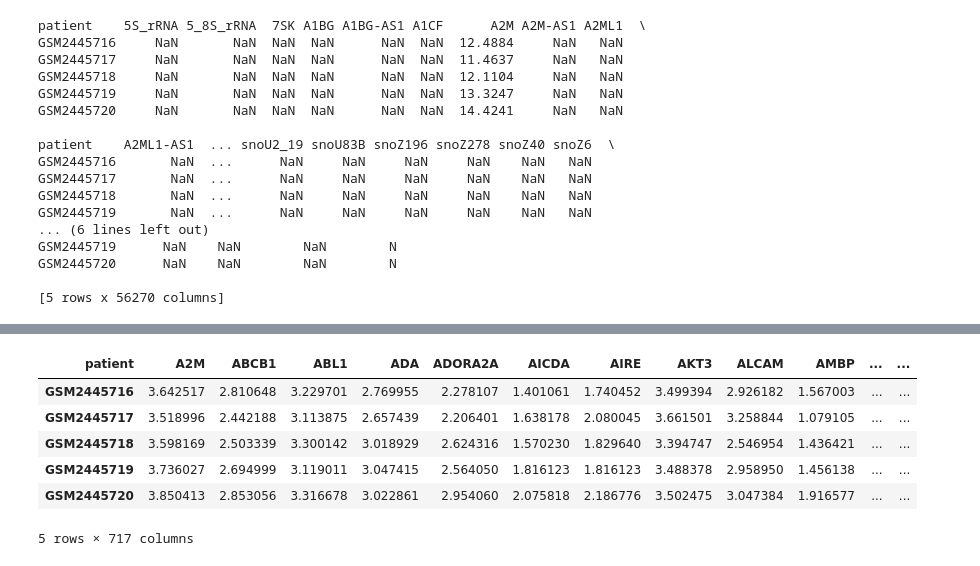
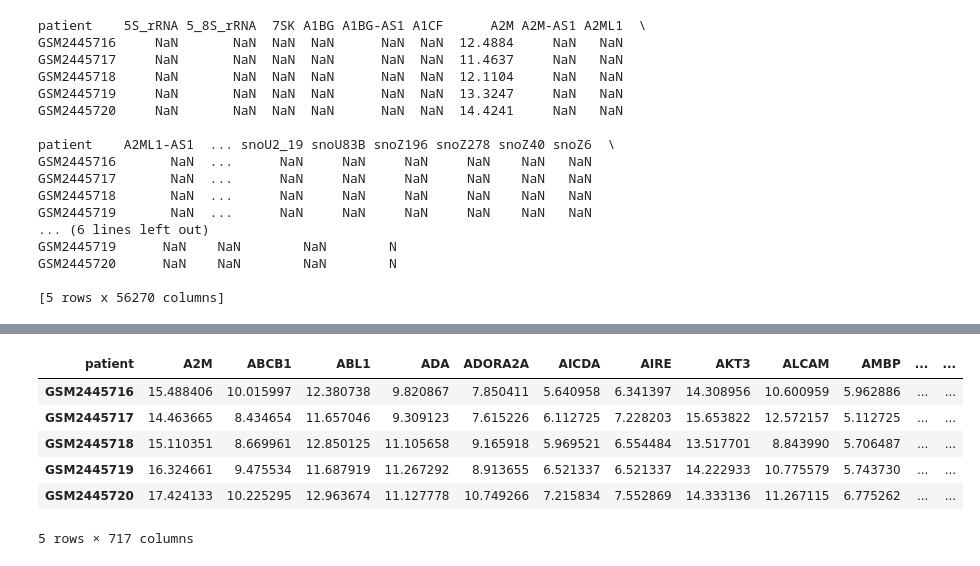
Before and after one commit to evzhng/LMP1210_2024, a Jupyter notebook: scripts/preprocess.ipynb, the cells around one changed output, grey strips where cells are left out. Cells and saved outputs as stored; diff of their text form; code cells hidden in the pictures.

Commit message:
excluding GSE931 samples from log transformation

```diff
--- a/scripts/preprocess.ipynb
+++ b/scripts/preprocess.ipynb
@@ -65,16 +73,33 @@ clean_data.head()
-# %%
-# log2 transformation
-
-log2_data = clean_data.applymap(lambda x: np.log2(x) if isinstance(x, (int, float)) and x > 0 else x)
-log2_data.head()
-# %% [output]
-| patient | A2M | ABCB1 | ABL1 | ADA | ADORA2A | AICDA | AIRE | AKT3 | ALCAM | AMBP | ... | ... |
-| GSM2445716 | 3.642517 | 2.810648 | 3.229701 | 2.769955 | 2.278107 | 1.401061 | 1.740452 | 3.499394 | 2.926182 | 1.567003 | ... | ... |
-| GSM2445717 | 3.518996 | 2.442188 | 3.113875 | 2.657439 | 2.206401 | 1.638178 | 2.080045 | 3.661501 | 3.258844 | 1.079105 | ... | ... |
-| GSM2445718 | 3.598169 | 2.503339 | 3.300142 | 3.018929 | 2.624316 | 1.570230 | 1.829640 | 3.394747 | 2.546954 | 1.436421 | ... | ... |
-| GSM2445719 | 3.736027 | 2.694999 | 3.119011 | 3.047415 | 2.564050 | 1.816123 | 1.816123 | 3.488378 | 2.958950 | 1.456138 | ... | ... |
-| GSM2445720 | 3.850413 | 2.853056 | 3.316678 | 3.022861 | 2.954060 | 2.075818 | 2.186776 | 3.502475 | 3.047384 | 1.916577 | ... | ... |
-5 rows × 717 columns
+# %%
+# log2 transformation
+
+# note that samples from the Melanoma dataset GSE931 are already log2 transformed
+
+# add 1 to all values for log2 transformation
+
+clean_data = clean_data.applymap(lambda x: x+1 if isinstance(x, (int, float)) else x)
+
+# subset GSE931 samples from rest
+
+gse931 = clean_data[clean_data.index.str.contains('GSM24457')]
+to_transform = clean_data[~clean_data.index.str.contains("GSM24457")]
+
+# log2 transform
+
+log2_data = to_transform.applymap(lambda x: np.log2(x) if isinstance(x, (int, float)) else x)
+
+# re-join data
+
+log2_data = pd.concat([gse931, log2_data], axis = 0)
+log2_data.head()
+# %% [output]
+| patient | A2M | ABCB1 | ABL1 | ADA | ADORA2A | AICDA | AIRE | AKT3 | ALCAM | AMBP | ... | ... |
+| GSM2445716 | 15.488406 | 10.015997 | 12.380738 | 9.820867 | 7.850411 | 5.640958 | 6.341397 | 14.308956 | 10.600959 | 5.962886 | ... | ... |
+| GSM2445717 | 14.463665 | 8.434654 | 11.657046 | 9.309123 | 7.615226 | 6.112725 | 7.228203 | 15.653822 | 12.572157 | 5.112725 | ... | ... |
+| GSM2445718 | 15.110351 | 8.669961 | 12.850125 | 11.105658 | 9.165918 | 5.969521 | 6.554484 | 13.517701 | 8.843990 | 5.706487 | ... | ... |
+| GSM2445719 | 16.324661 | 9.475534 | 11.687919 | 11.267292 | 8.913655 | 6.521337 | 6.521337 | 14.222933 | 10.775579 | 5.743730 | ... | ... |
+| GSM2445720 | 17.424133 | 10.225295 | 12.963674 | 11.127778 | 10.749266 | 7.215834 | 7.552869 | 14.333136 | 11.267115 | 6.775262 | ... | ... |
+5 rows × 717 columns
 # %%
 # missing data imputation
 
```
Also changed, not shown: parts of 4 cells of this notebook, 2 other files.
